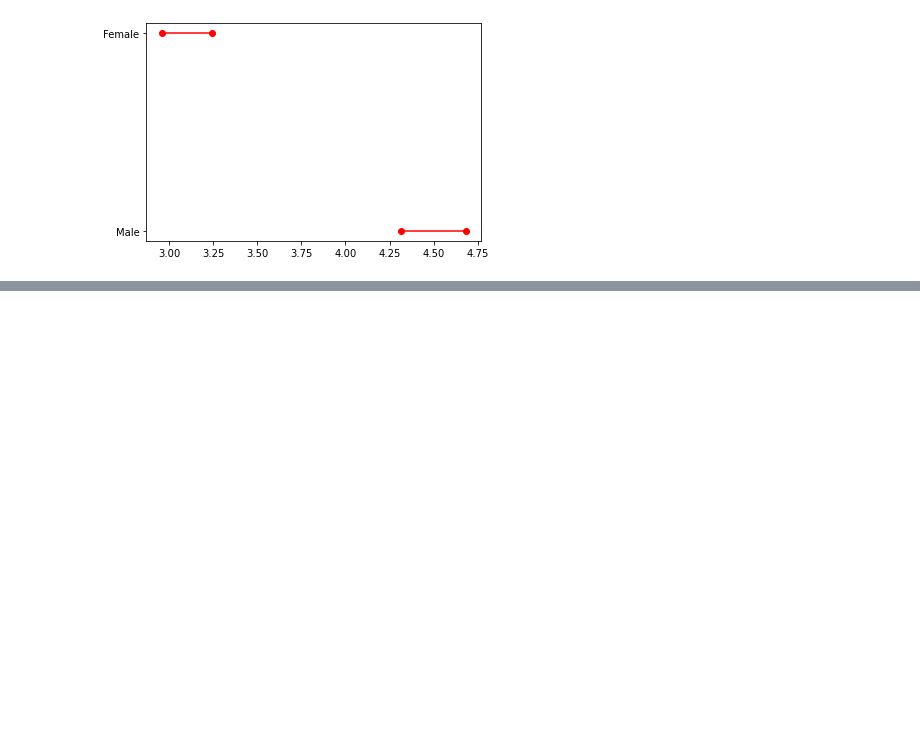
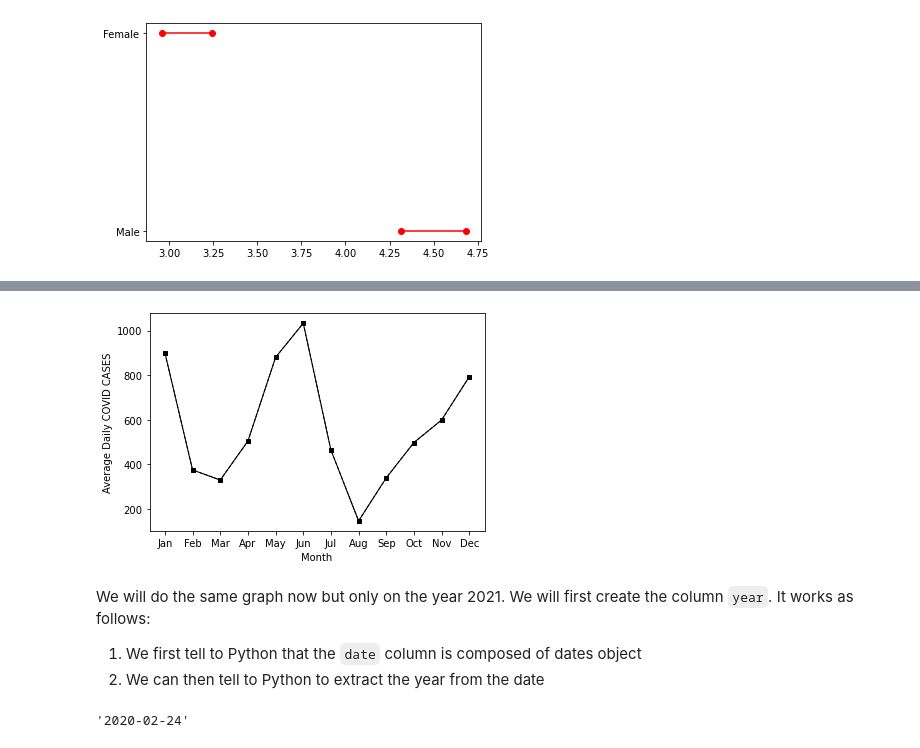
Before and after one commit to malouche/DSC2spring2022, a Jupyter notebook: Solution Practice Sheet 3.ipynb, the cells around one changed output, grey strips where cells are left out. Saved outputs shown, nothing was run; the diff lists cells and outputs as text; code cells hidden in the pictures; blank space fills up the shorter version.

```diff
--- a/Solution Practice Sheet 3.ipynb
+++ b/Solution Practice Sheet 3.ipynb
@@ -535,0 +621,4 @@ plt.yticks(range(len(df_ci)),list(df_ci['Gender']))
+# %%
+statsm.columns=['mean','std','size','lb','ub']
+# %%
+statsm['month']=statsm.index
@@ -535,0 +644,16 @@ plt.yticks(range(len(df_ci)),list(df_ci['Gender']))
+# %%
+plt.plot( 'month', 'mean', data=statsm, marker='s', color='black', markersize=4,     linewidth=1, linestyle='--')
+plt.plot( 'month', 'mean', data=statsm, marker='o', color='black',  markersize=4, linewidth=1,linestyle='-')
+plt.xlabel("Month")
+plt.ylabel("Average Daily COVID CASES")
+plt.show()
+# %% [output]
+[figure, added]
+# %% [markdown]
+We will do the same graph now but only on the year 2021. We will first create the column `year`. It works as follows:
+1. We first tell to Python that the `date` column is composed of dates object
+2. We can then tell to Python to extract the year from the date
+# %%
+df['date'][0]
+# %% [output]
+'2020-02-24'
```
Also changed, not shown: parts of 62 cells of this notebook.
